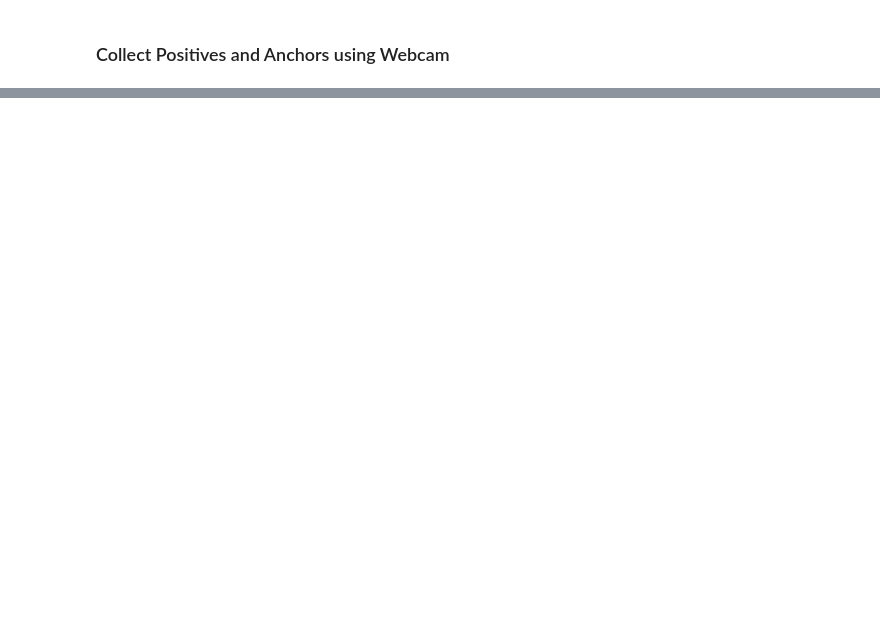
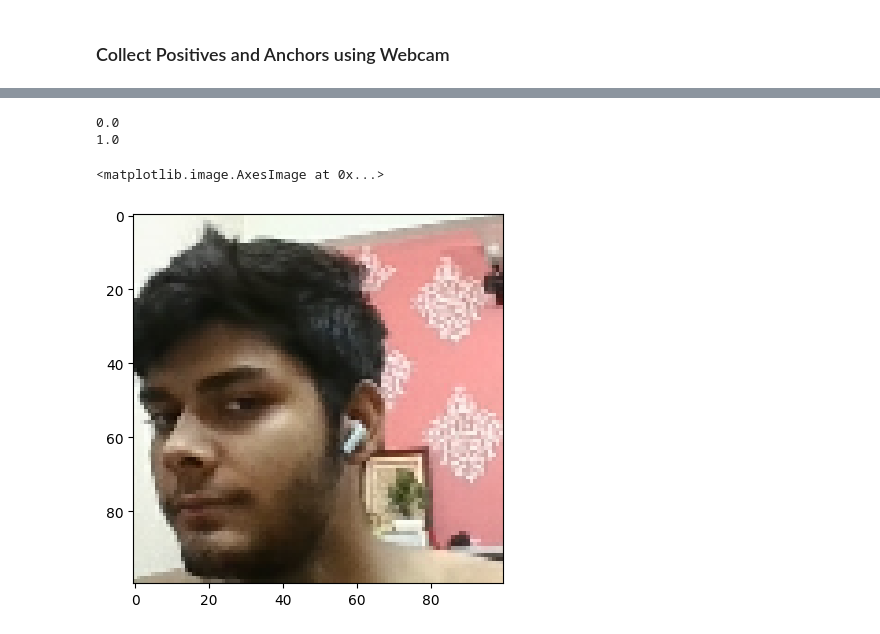
Before and after one commit to Kumarohit45/Facial-Verification-using-Siamese-Network, a Jupyter notebook: Face Recognition using Siamese Network.ipynb, the cells around one changed output, grey strips where cells are left out. Saved outputs shown, nothing was run; the diff lists cells and outputs as text; code cells hidden in the pictures; blank space fills up the shorter version.

```diff
--- a/Face Recognition using Siamese Network.ipynb
+++ b/Face Recognition using Siamese Network.ipynb
@@ -221,0 +196,20 @@ NameError: name 'frame' is not defined
+# %%
+def preprocess(file_path):
+
+#     Read the image from image file path
+    byte_img = tf.io.read_file(file_path)
+
+#     Load the image
+    img = tf.io.decode_jpeg(byte_img)
+
+#     Resize the image to 100x100x3
+    img = tf.image.resize(img, (100, 100))
+
+#     Scale the image to be between 0 and 1
+    img = img / 255.0
+
+#     Return the image
+    return img
+# %%
+# Testing the above file path
+img = preprocess('data\\anchor\\646f7b8b-37ad-11ee-a12c-346f24d0c492.jpg')
@@ -221,0 +237,12 @@ NameError: name 'frame' is not defined
+# %%
+# Printing the minimum and maximum pixel value in image
+print(img.numpy().min())
+print(img.numpy().max())
+# %% [output]
+0.0
+1.0
+# %%
+plt.imshow(img)
+# %% [output]
+<matplotlib.image.AxesImage at 0x...>
+[figure, added]
```
Also changed, not shown: parts of 55 cells of this notebook.
